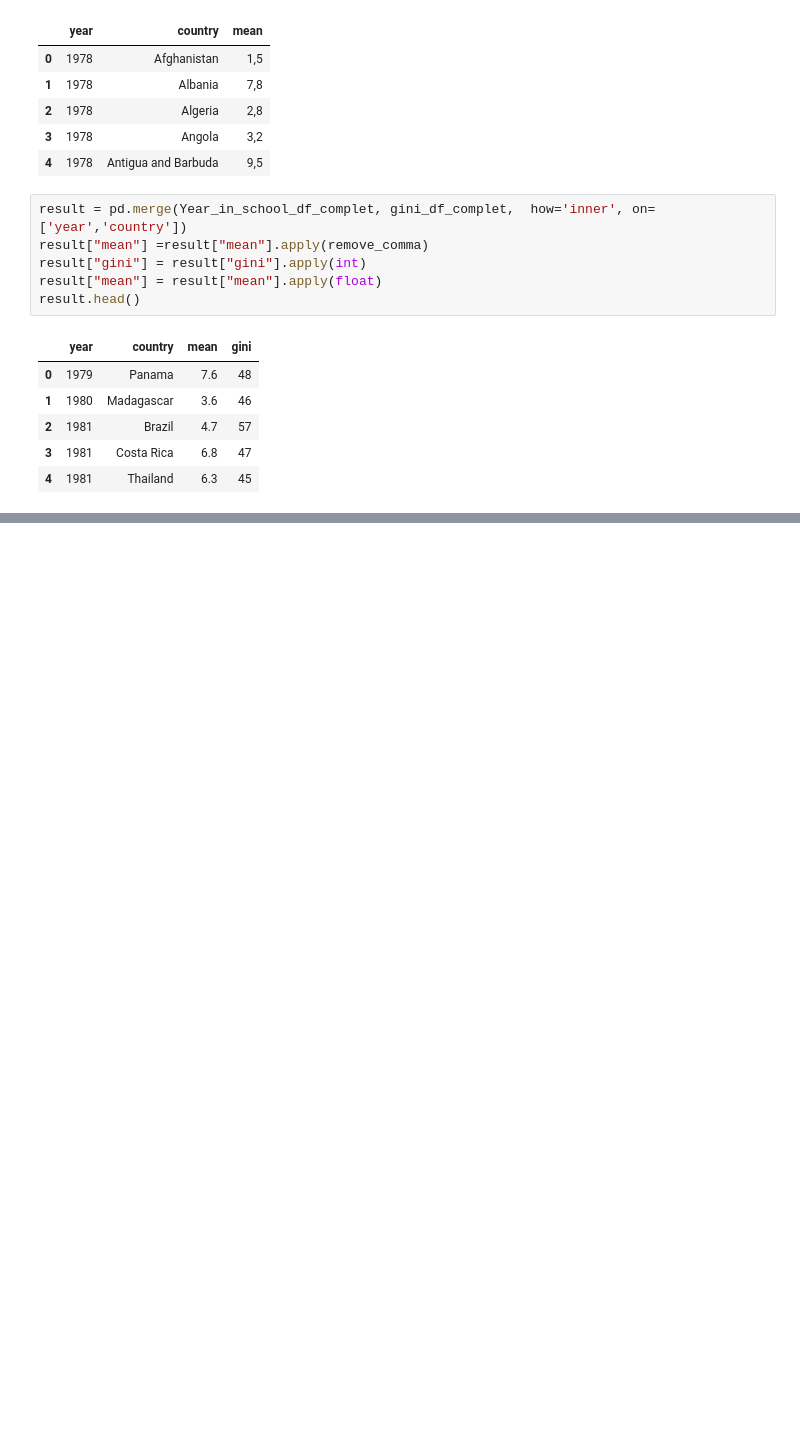
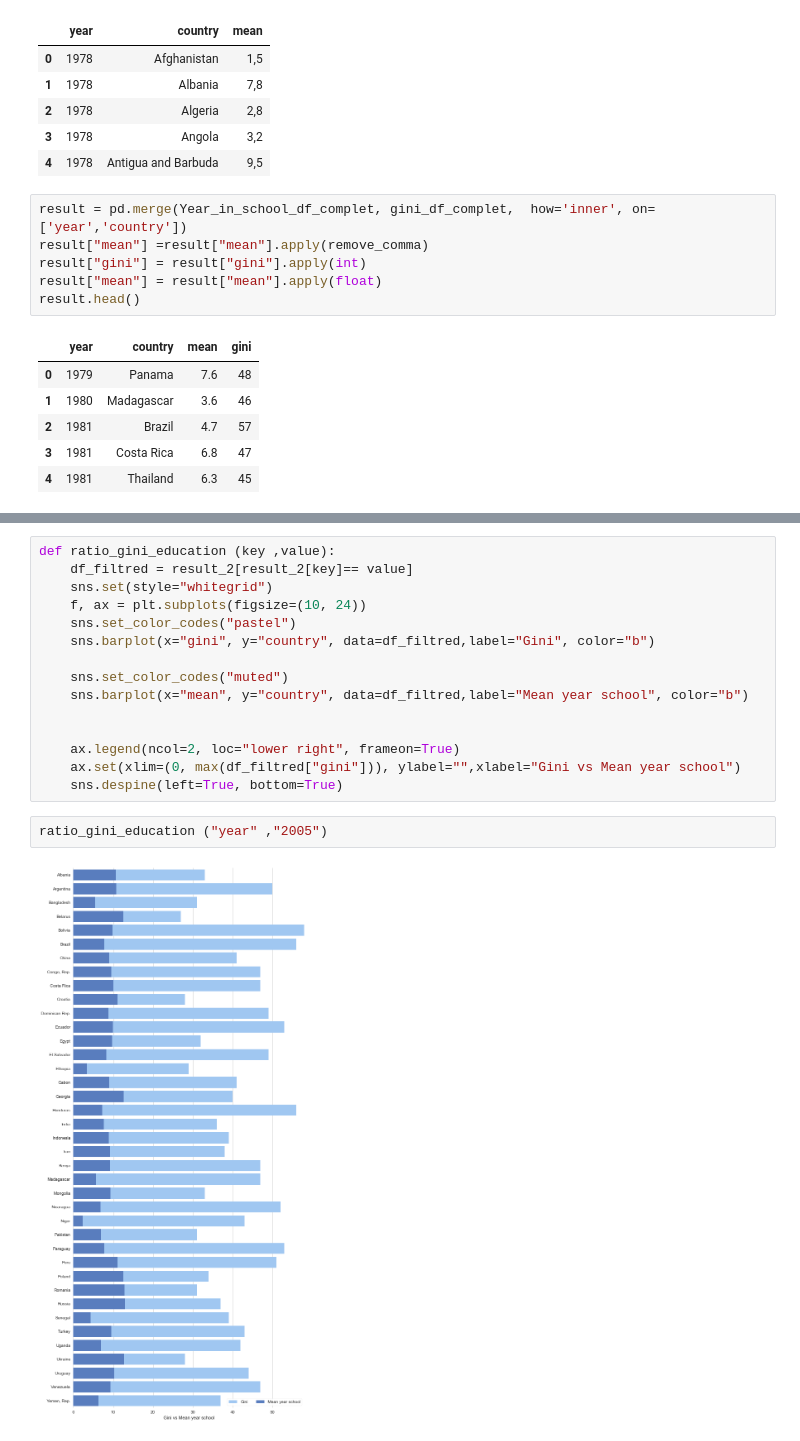
Before and after one commit to MahzadK/dataviz, a Jupyter notebook: Years in school men 25_34.ipynb, the cells around one changed output, grey strips where cells are left out. Drawn from its saved outputs; the diff is of its cells as text; blank space fills up the shorter version.

```diff
--- a/notebooks/Years in school men 25_34.ipynb
+++ b/Years in school men 25_34.ipynb
@@ -278,0 +489,19 @@ sns.despine(left=True, bottom=True)
+# %%
+def ratio_gini_education (key ,value):
+    df_filtred = result_2[result_2[key]== value]
+    sns.set(style="whitegrid")
+    f, ax = plt.subplots(figsize=(10, 24))
+    sns.set_color_codes("pastel")
+    sns.barplot(x="gini", y="country", data=df_filtred,label="Gini", color="b")
+
+    sns.set_color_codes("muted")
+    sns.barplot(x="mean", y="country", data=df_filtred,label="Mean year school", color="b")
+
+
+    ax.legend(ncol=2, loc="lower right", frameon=True)
+    ax.set(xlim=(0, max(df_filtred["gini"])), ylabel="",xlabel="Gini vs Mean year school")
+    sns.despine(left=True, bottom=True)
+# %%
+ratio_gini_education ("year" ,"2005")
+# %% [output]
+[figure, added]
```
Also changed, not shown: parts of 27 cells of this notebook, 6 other files.
